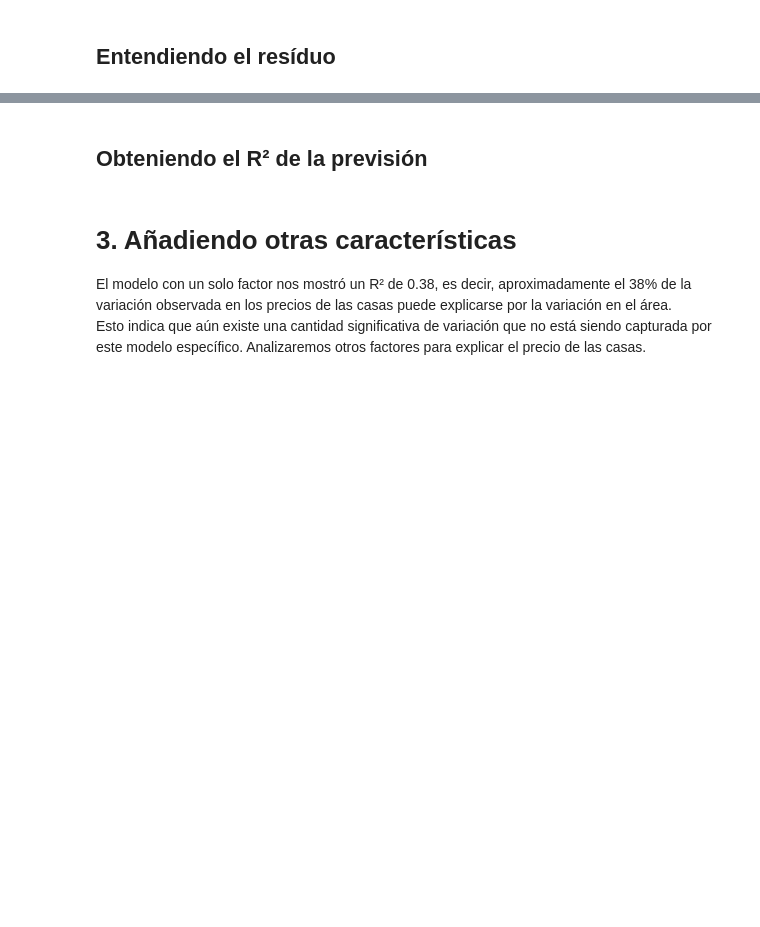
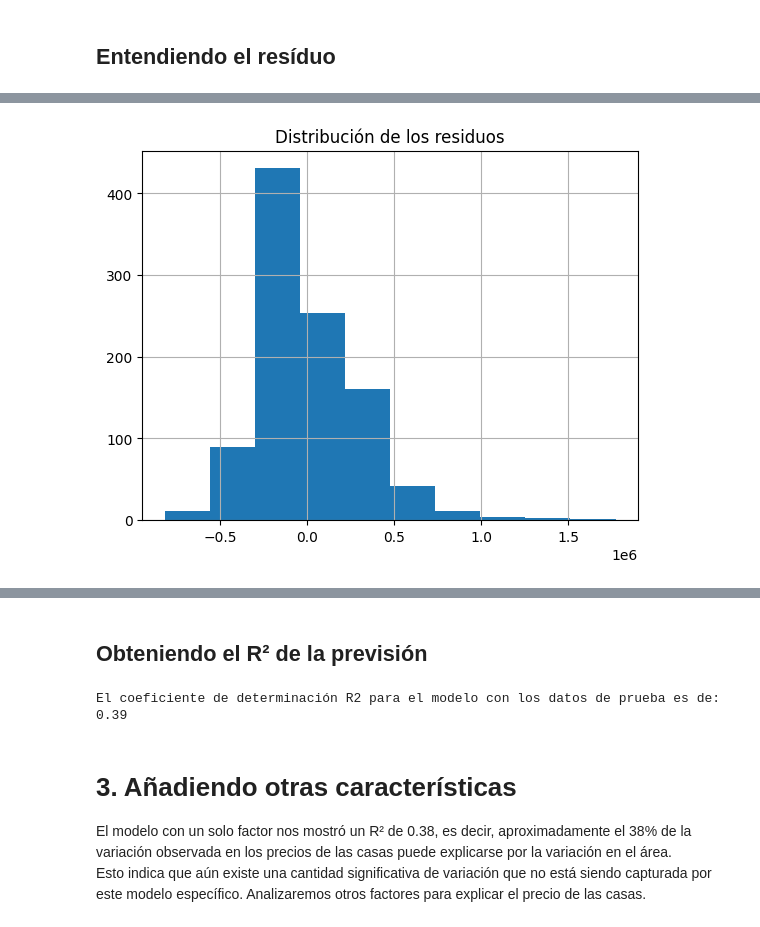
Before and after one commit to MadridVP/Juego-Amigo-Secreto, a Jupyter notebook: precios_de_inmuebles_regresion_lineal.ipynb, the cells around one changed output, grey strips where cells are left out. Saved outputs shown, nothing was run; the diff lists cells and outputs as text; code cells hidden in the pictures; blank space fills up the shorter version.

```diff
--- a/precios_de_inmuebles_regresion_lineal.ipynb
+++ b/precios_de_inmuebles_regresion_lineal.ipynb
@@ -81,4 +157,4 @@ NameError: name 'pd' is not defined
 from statsmodels.formula.api import ols
 # %%
 # ajustando el primer modelo
-modelo_0 = ols('precio_de_venta ~ area_del_primer_piso', data_df_train).fit()
+modelo_0 = ols('precio_de_venta ~ area_primer_piso', data=df_train).fit()
@@ -121,3 +231,10 @@ NameError: name 'modelo_0' is not defined
+# %%
+# Cómo están distribuidos
+modelo_0.resid.hist()
+plt.title('Distribución de los residuos')
+plt.show()
+# %% [output]
+[figure, added]
 # %% [markdown]
 <img src="https://i.ibb.co/zGTB35V/residuos.png" alt="residuos" border="0">
 # %% [markdown]
@@ -131,3 +248,9 @@ NameError: name 'modelo_0' is not defined
+# %%
+# mostrando el resultado
+from sklearn.metrics import r2_score
+print(f'El coeficiente de determinación R2 para el modelo con los datos de prueba es de: {round(r2_score(y_test,y_predict),2)}')
+# %% [output]
+El coeficiente de determinación R2 para el modelo con los datos de prueba es de: 0.39
 # %% [markdown]
 # 3. Añadiendo otras características
 
```
Also changed, not shown: parts of 45 cells of this notebook.
